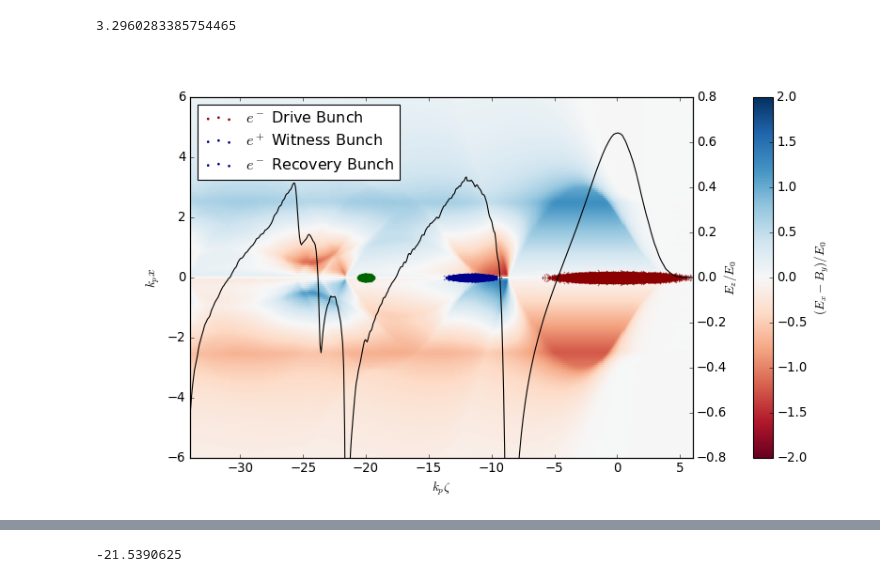
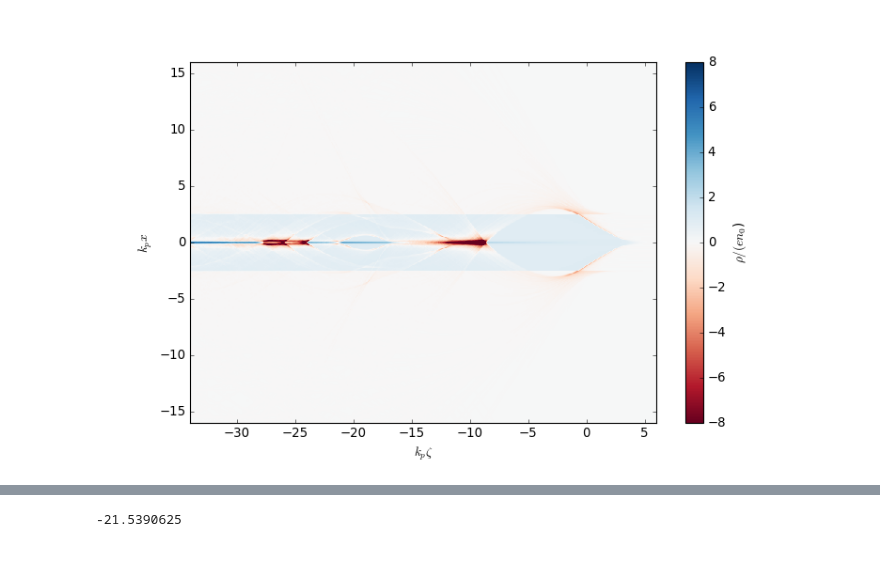
Before and after one commit to MaxVarverakis/PositronPWFA, a Jupyter notebook: brief_analysis.ipynb, the cells around one changed output, grey strips where cells are left out. Saved outputs shown, nothing was run; the diff lists cells and outputs as text; code cells hidden in the pictures.

```diff
--- a/brief_analysis.ipynb
+++ b/brief_analysis.ipynb
@@ -705,2 +410,3 @@ xr, zr, wr = ts.get_particle(species = 'recovery', iteration = i, var_list = ['x
 # %%
-ExmBy, info = ts.get_field(field = 'ExmBy', iteration = 0, coord = 'z')
+rho, info = ts.get_field(field = 'rho', iteration = i, coord = 'z')
+jz_beam, _ = ts.get_field(field = 'jz_beam', iteration = i, coord = 'z')
@@ -791,56 +412,0 @@ print(sum(nd) / (np.sqrt(2 * np.pi) * 1.41), max(nd))
-# %%
-eta = - (Qw * EzWAvg) / (Qd * EzDAvg) * 1e2 # percent
-
-# print(Qw, Qd, EzWAvg, EzDAvg)
-
-print(eta)
-# %% [output]
-3.2960283385754465
-# %%
-fig, ax = plt.subplots(1, 1, figsize = (10, 6))
-
-
-im = ax.pcolormesh(info_x.z, info_x.x, np.transpose(ExmBy[:, len(info_x.x)//2]), cmap='RdBu', vmin=-2, vmax=2)
-
-plt.scatter(zd, xd, s = .02, color = 'darkred')
-plt.scatter(zw, xw, s = .02, color = 'darkblue')
-plt.scatter(zw2, xw2, s = .02, color = 'darkblue', label = '__nolegend__')
-plt.scatter(zr, xr, s = .02, color = 'darkgreen')
-plt.legend(['$e^-$ Drive Bunch', '$e^+$ Witness Bunch', '$e^-$ Recovery Bunch'], loc = 'upper left', markerscale = 10)
-
-# plt.vlines([driveMin, driveMax], -6, 6, color = 'darkred', linestyle = 'dashed')
-# plt.vlines([witnessMin, witnessMax], -6, 6, color = 'darkblue', linestyle = 'dashed')
-
-ax.set_xlim(-34, 6)
-ax.set_ylim(-6, 6)
-ax.set_ylabel('$k_px$')
-ax.set_xlabel('$k_p\zeta$')
-
-# plt.style.use()
-
-# matplotlib.rc('axes', edgecolor='k')
-
-# ax.tick_params(colors='k')
-# ax.tick_params(axis='y', colors='k')
-# ax.yaxis.label.set_color('k')
-# ax.xaxis.label.set_color('k')
-
-ax2 = ax.twinx()
-ax2.plot(info_x.z, get_Ez(Ez, info_x), color = 'k')
-# ax2.plot(info_x.z[maskD], get_Ez(Ez, info_x)[maskD], color = 'r')
-# ax2.plot(info_x.z[maskW], get_Ez(Ez, info_x)[maskW], color = 'b')
-
-# ax2.plot(info_x.z, np.transpose(Ez)[len(info_x.x)//2,:], color='black')
-ax2.set_ylim(-.8, .8)
-ax2.set_ylabel(r'$E_z/E_0$',  labelpad=-5)
-
-divider2 = make_axes_locatable(ax)
-cax2 = divider2.append_axes("right", size="4%", pad=.8)
-divider3 = make_axes_locatable(ax2)
-cax3 = divider3.append_axes("right", size="4%", pad=.8)
-cax3.remove()
-
-cb2 = plt.colorbar(im, cax=cax2)
-cb2.set_label(r'$(E_x - B_y)/E_0 $')
-# %% [output]
-[figure, removed]
@@ -849,2 +412,0 @@ u = Edensity(iteration = 0)
-# %%
-Ez_raw, info = ts.get_field(field = 'Ez', iteration = 0)
@@ -856,17 +413,21 @@ jz_beam, _ = ts.get_field(field = 'jz_beam', iteration = i, coord = 'z')
 # %%
+plt.close()
 plt.figure(figsize = (10, 6))
 
 # plt.pcolormesh(info.z, info.x, np.transpose(jz_beam[:, len(info.x)//2]), cmap = 'RdBu', vmin = -1e2, vmax = 1e2)
-img = plt.pcolormesh(info.z, info.x, np.transpose(rho[:, len(info.x)//2]), cmap = 'RdGy', vmin = -8, vmax = 8) # y-slice
+img = plt.pcolormesh(info.z, info.x, np.transpose(rho[:, len(info.x)//2]), cmap = 'RdBu', vmin = -8, vmax = 8) # y-slice
 # img = plt.pcolormesh(info.z, info.y, np.transpose(u[:, :, len(info.x)//2]), cmap = 'Reds', vmin = 0, vmax = 2.5e4) # x-slice
 # img = plt.pcolormesh(info.x, info.y, np.transpose(u[len(info.x)//2, :, :]), cmap = 'Reds', vmin = 0, vmax = 2.5e4) # z-slice
 
 plt.xlim(-34, 6)
 plt.ylim(-16, 16)
+# plt.ylim(-6, 6)
 plt.ylabel('$k_px$')
 plt.xlabel('$k_p\zeta$')
 
 cb2 = plt.colorbar(img)
 cb2.set_label(r'$\rho/(en_0$)')
 
 plt.show()
+# %% [output]
+[figure, added]
```
Also changed, not shown: parts of 39 cells of this notebook, 3 other files.
